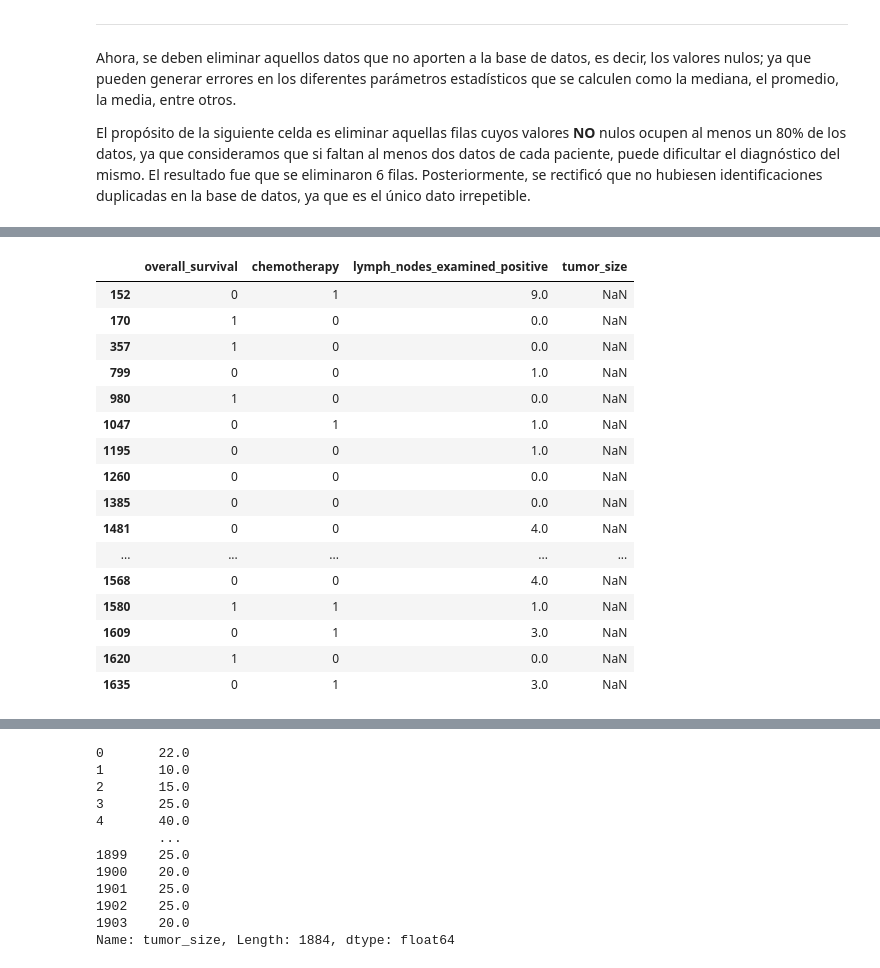
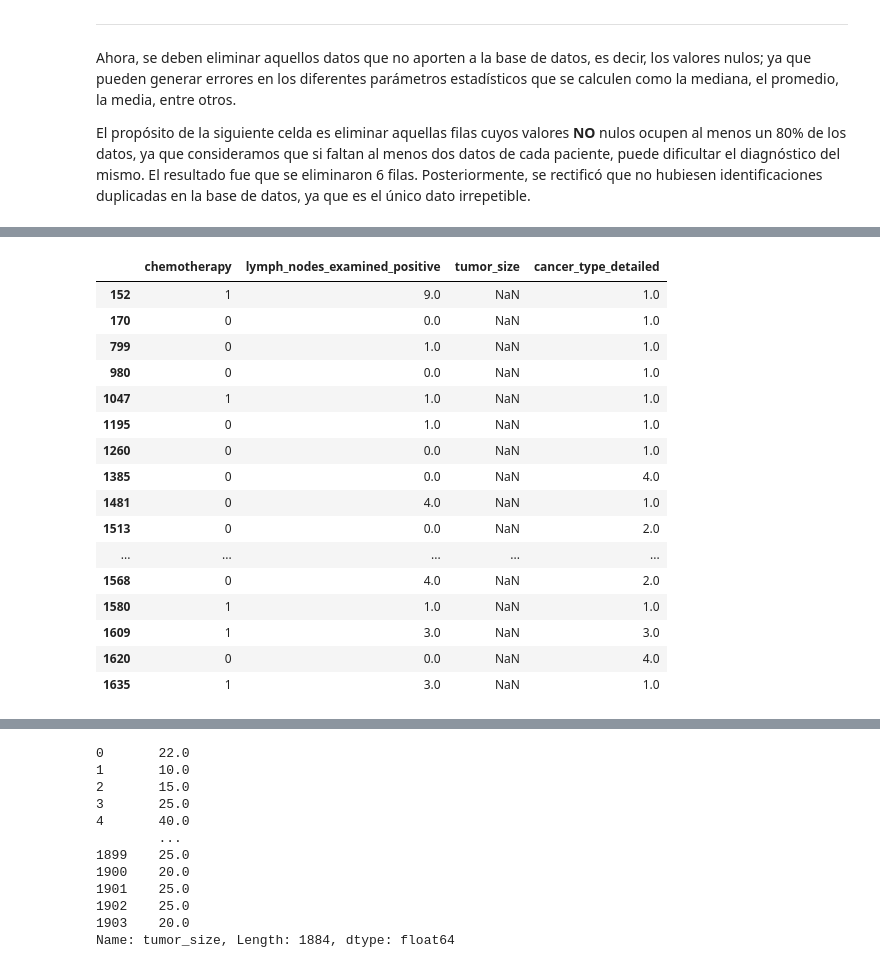
Before and after one commit to diazgaby/MachineLearning_Pregrado, a Jupyter notebook: comp.ipynb, the cells around one changed output, grey strips where cells are left out. Saved outputs shown, nothing was run; the diff lists cells and outputs as text; code cells hidden in the pictures.

Commit message:
Añadiendo LabelEncoder

```diff
--- a/comp.ipynb
+++ b/comp.ipynb
@@ -45,7 +42,7 @@ datos.head()
 </ul>
 # %%
 # Tabla de las variables seleccionadas
-analisis = pd.DataFrame(datos, columns = ["overall_survival", "chemotherapy",
+analisis = pd.DataFrame(datos, columns = ["overall_survival", "chemotherapy","cancer_type_detailed",
                                       "lymph_nodes_examined_positive", "tumor_size"])
 analisis
 # %% [output]
@@ -134,0 +116,17 @@ KeyError: "None of [Index(['cancer_type_detailed'], dtype='object')] are in the
+# %%
+# Planteamiento de ecuación
+# ===============================================================================================
+from sklearn import preprocessing
+
+# Creación de vector de variable dependiente
+var_dep = "overall_survival"
+y = limpieza_1.loc[:, var_dep]
+
+# Variables categóricas
+var_str(limpieza_1, "cancer_type_detailed")
+analisis1 = limpieza_1.drop([var_dep, "cancer_type_detailed"], axis = 1)
+encoder = preprocessing.LabelEncoder()
+analisis1["cancer_type_detailed"] = encoder.fit_transform(limpieza_1.cancer_type_detailed.values)
+analisis1.cancer_type_detailed.replace({5: np.nan}, inplace = True)
+
+analisis1
@@ -135,23 +154,23 @@ KeyError: "None of [Index(['cancer_type_detailed'], dtype='object')] are in the
 # %%
-test_data=analisis[analisis["tumor_size"].isnull()]#separando datos nulos para la variable de prueba
+test_data=analisis1[analisis1["tumor_size"].isnull()]#separando datos nulos para la variable de prueba
 test_data
 # %% [output]
-|  | overall_survival | chemotherapy | lymph_nodes_examined_positive | tumor_size |
-| 152 | 0 | 1 | 9.0 | NaN |
-| 170 | 1 | 0 | 0.0 | NaN |
-| 357 | 1 | 0 | 0.0 | NaN |
-| 799 | 0 | 0 | 1.0 | NaN |
-| 980 | 1 | 0 | 0.0 | NaN |
-| 1047 | 0 | 1 | 1.0 | NaN |
-| 1195 | 0 | 0 | 1.0 | NaN |
-| 1260 | 0 | 0 | 0.0 | NaN |
-| 1385 | 0 | 0 | 0.0 | NaN |
-| 1481 | 0 | 0 | 4.0 | NaN |
+|  | chemotherapy | lymph_nodes_examined_positive | tumor_size | cancer_type_detailed |
+| 152 | 1 | 9.0 | NaN | 1.0 |
+| 170 | 0 | 0.0 | NaN | 1.0 |
+| 799 | 0 | 1.0 | NaN | 1.0 |
+| 980 | 0 | 0.0 | NaN | 1.0 |
+| 1047 | 1 | 1.0 | NaN | 1.0 |
+| 1195 | 0 | 1.0 | NaN | 1.0 |
+| 1260 | 0 | 0.0 | NaN | 1.0 |
+| 1385 | 0 | 0.0 | NaN | 4.0 |
+| 1481 | 0 | 4.0 | NaN | 1.0 |
+| 1513 | 0 | 0.0 | NaN | 2.0 |
 | ... | ... | ... | ... | ... |
-| 1568 | 0 | 0 | 4.0 | NaN |
-| 1580 | 1 | 1 | 1.0 | NaN |
-| 1609 | 0 | 1 | 3.0 | NaN |
-| 1620 | 1 | 0 | 0.0 | NaN |
-| 1635 | 0 | 1 | 3.0 | NaN |
+| 1568 | 0 | 4.0 | NaN | 2.0 |
+| 1580 | 1 | 1.0 | NaN | 1.0 |
+| 1609 | 1 | 3.0 | NaN | 3.0 |
+| 1620 | 0 | 0.0 | NaN | 4.0 |
+| 1635 | 1 | 3.0 | NaN | 1.0 |
 # %%
 #elimine los valores nulos del marco de datos y represéntelos como "datos de entrenamiento"
```
Also changed, not shown: parts of 9 cells of this notebook.
